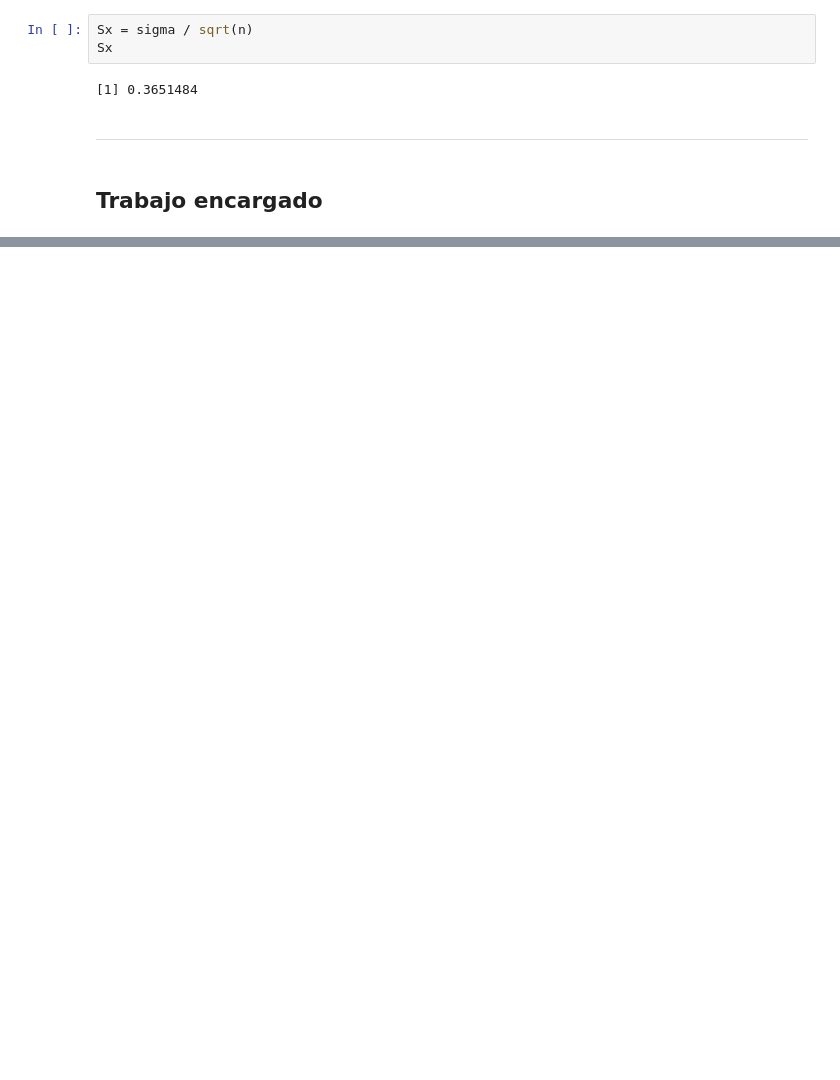
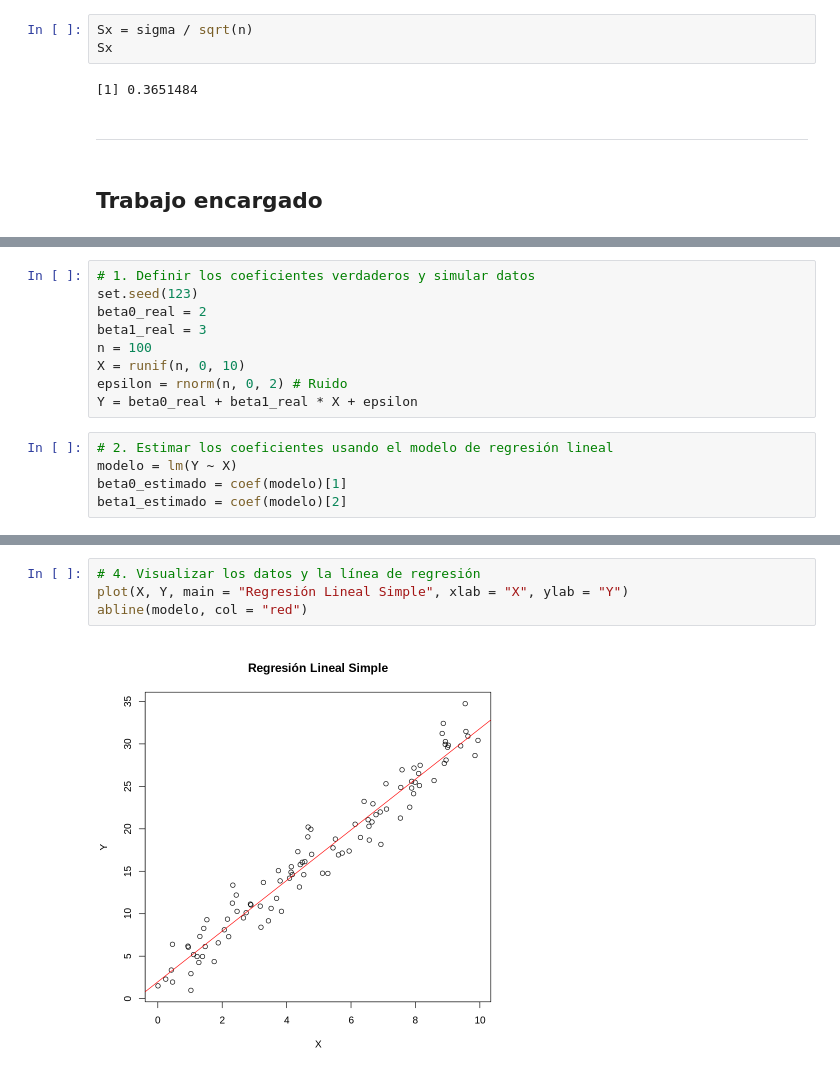
Before and after one commit to ALdoMartineCh16/Analisis-Exploratorio-de-Datos-Espaciales, a Jupyter notebook: SESION_14_AEDE_METODO_DE_MONTECARLO.ipynb, the cells around one changed output, grey strips where cells are left out. Drawn from its saved outputs; the diff is of its cells as text; blank space fills up the shorter version.

```diff
--- a/SESION_14_AEDE_METODO_DE_MONTECARLO.ipynb
+++ b/SESION_14_AEDE_METODO_DE_MONTECARLO.ipynb
@@ -491,0 +601,14 @@ Sx
+# %%
+# 1. Definir los coeficientes verdaderos y simular datos
+set.seed(123)
+beta0_real = 2
+beta1_real = 3
+n = 100
+X = runif(n, 0, 10)
+epsilon = rnorm(n, 0, 2) # Ruido
+Y = beta0_real + beta1_real * X + epsilon
+# %%
+# 2. Estimar los coeficientes usando el modelo de regresión lineal
+modelo = lm(Y ~ X)
+beta0_estimado = coef(modelo)[1]
+beta1_estimado = coef(modelo)[2]
@@ -491,0 +626,6 @@ Sx
+# %%
+# 4. Visualizar los datos y la línea de regresión
+plot(X, Y, main = "Regresión Lineal Simple", xlab = "X", ylab = "Y")
+abline(modelo, col = "red")
+# %% [output]
+[figure, added]
```
Also changed, not shown: parts of 37 cells of this notebook.
